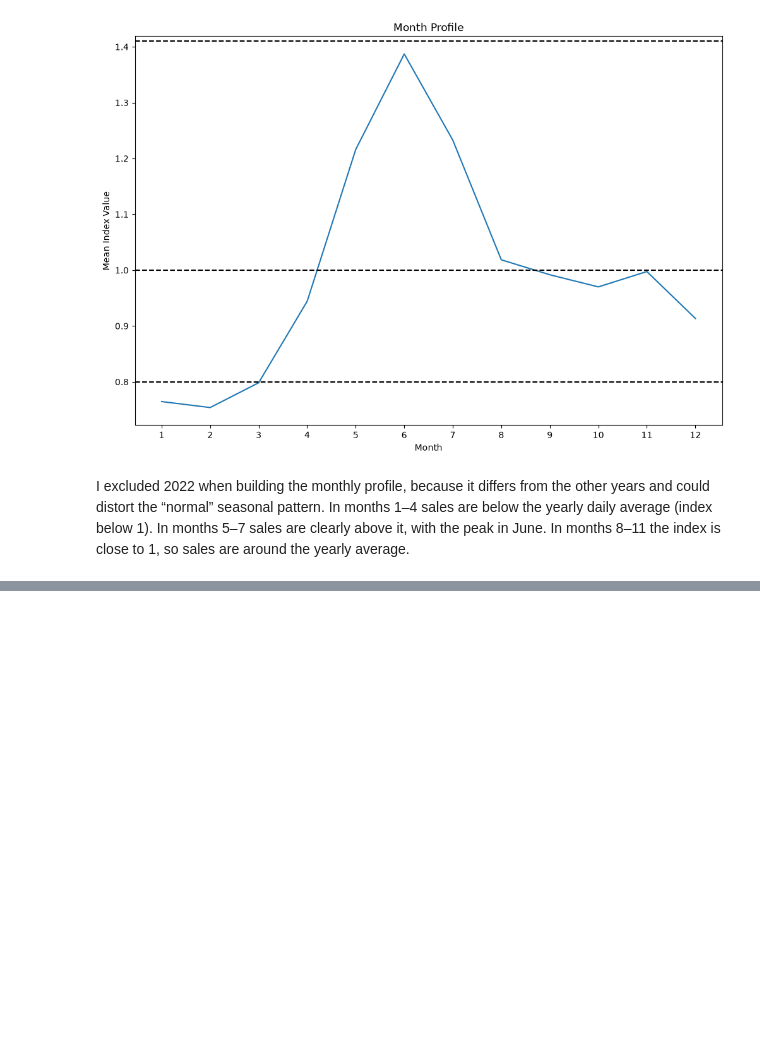
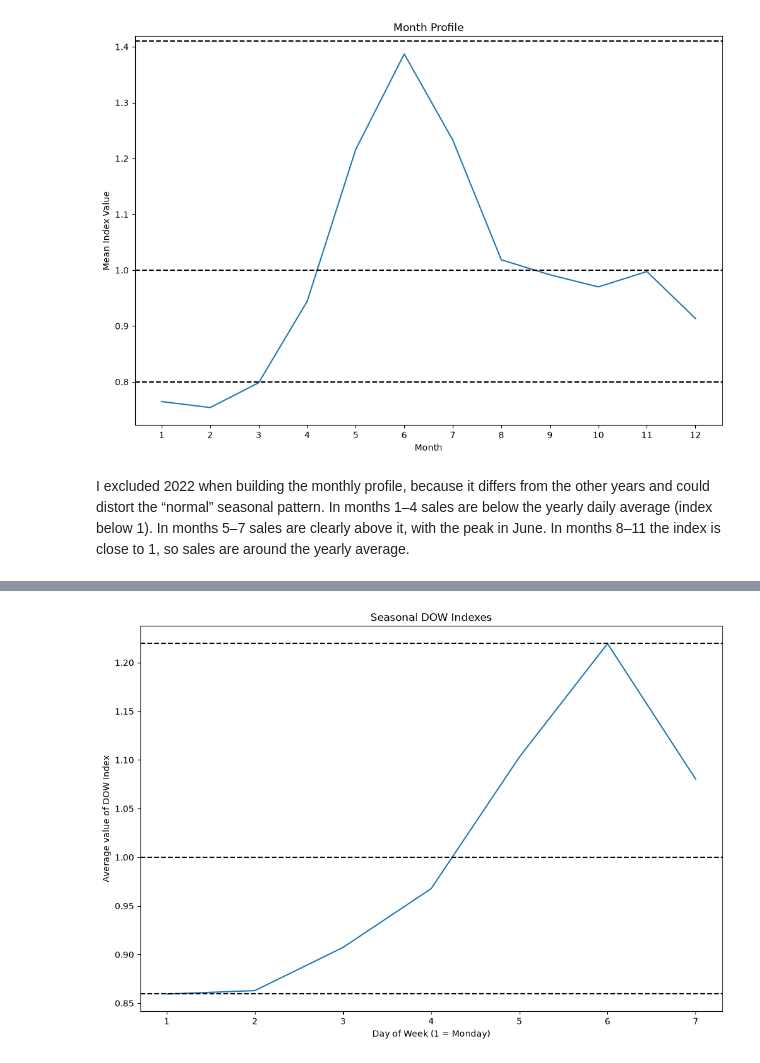
Before and after one commit to Grzegosh/sku_prediction, a Jupyter notebook: EDA.ipynb, the cells around one changed output, grey strips where cells are left out. Drawn from its saved outputs; the diff is of its cells as text; code cells hidden in the pictures; blank space fills up the shorter version.

```diff
--- a/EDA.ipynb
+++ b/EDA.ipynb
@@ -256,0 +306,24 @@ I excluded 2022 when building the monthly profile, because it differs from the o
+# %%
+weekly_profile = weekly_index.groupby(
+    "iso_day_of_week"
+).agg(
+    mean_index = ("weekly_index","mean"),
+    min_index = ("weekly_index", "min"),
+    max_index = ("weekly_index", "max")
+).reset_index()
+# %%
+plt.figure(figsize=(12,8))
+ax = sns.lineplot(
+    weekly_profile,
+    x='iso_day_of_week',
+    y='mean_index'
+)
+
+ax.axhline(weekly_profile.describe().loc['min']['mean_index'], c='black', linestyle='--');
+ax.axhline(weekly_profile.describe().loc['max']['mean_index'], c='black', linestyle='--');
+ax.axhline(1.0, c='black', linestyle='--');
+plt.title("Seasonal DOW Indexes");
+plt.xlabel("Day of Week (1 = Monday)");
+plt.ylabel("Average value of DOW Index");
+# %% [output]
+[figure, added]
```
Also changed, not shown: parts of 9 cells of this notebook, 1 other file.
